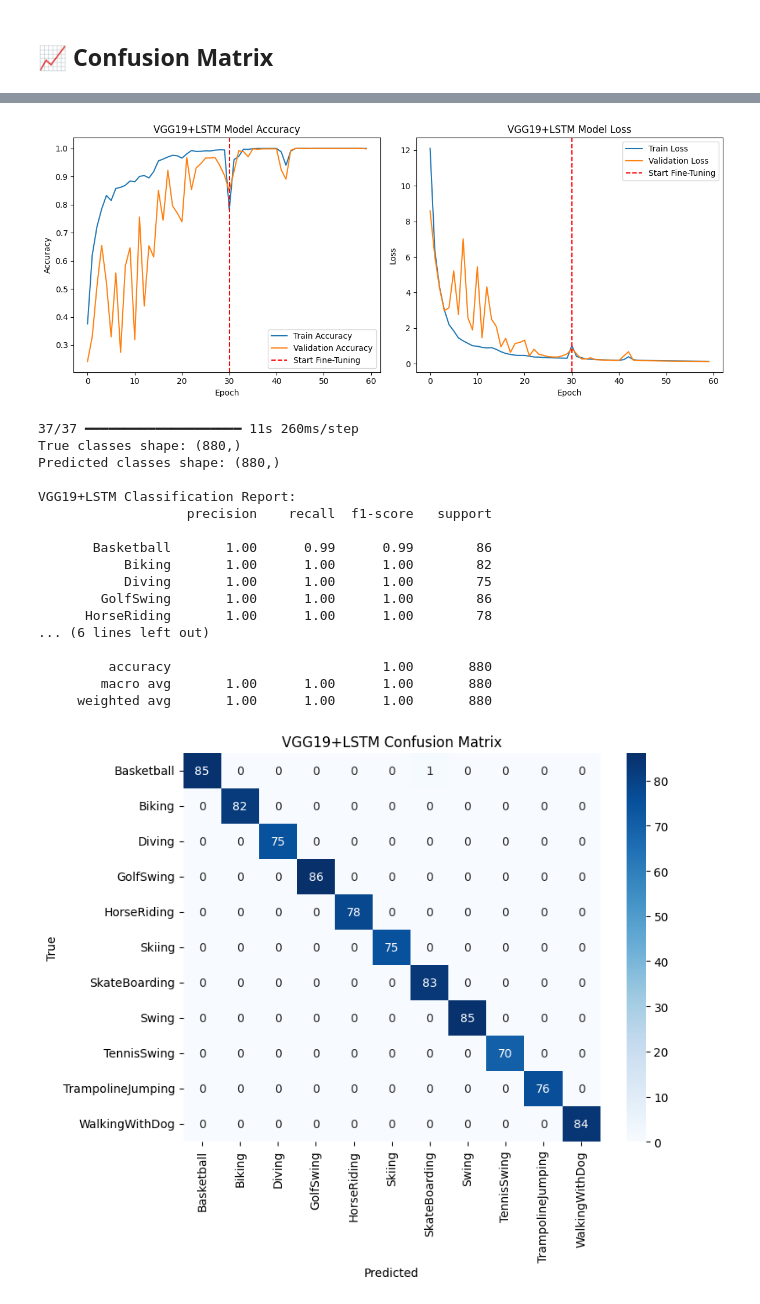
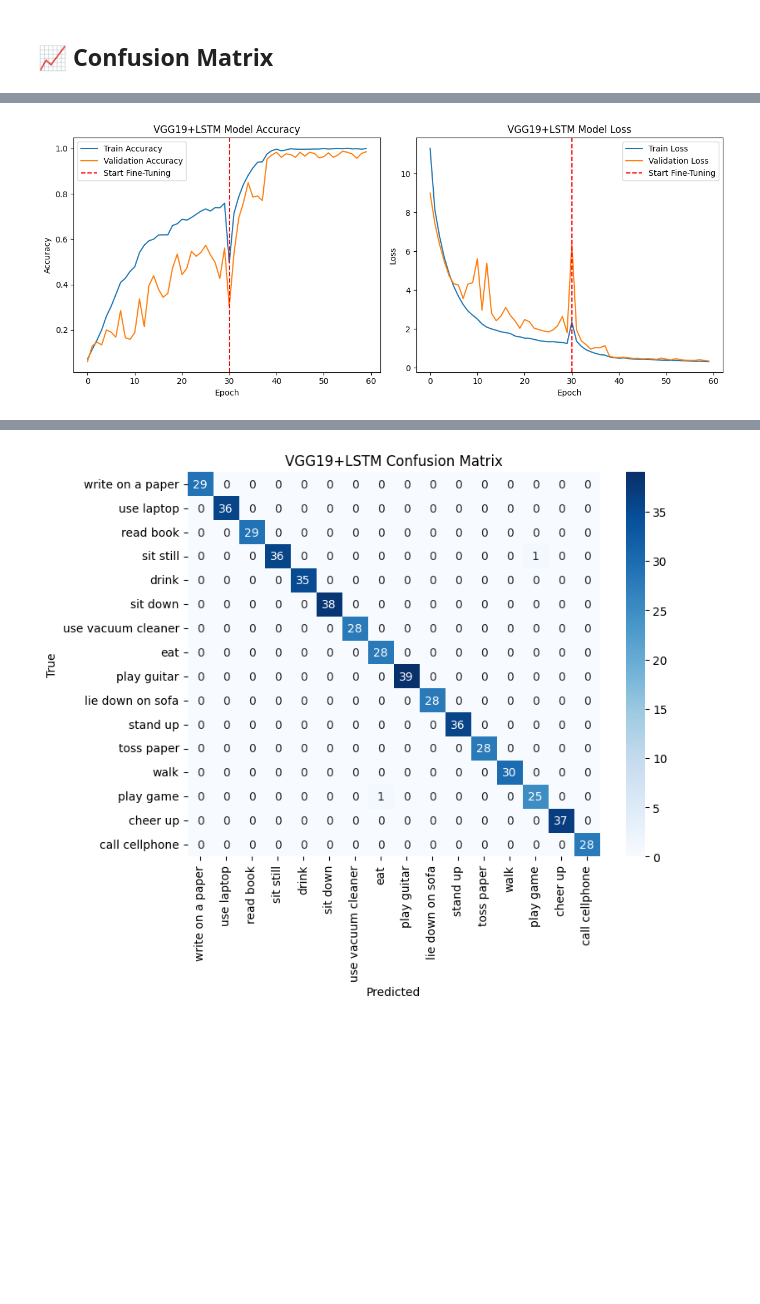
Before and after one commit to MdMofazzalHossain789/computer-vision-based-human-activity-recognition, a Jupyter notebook: final-vgg19-gru.ipynb, the cells around one changed output, grey strips where cells are left out. Cells and saved outputs as stored; diff of their text form; code cells hidden in the pictures; blank space fills up the shorter version.

Commit message:
Kaggle Notebook | Final - VGG19+GRU | MSR

```diff
--- a/final-vgg19-gru.ipynb
+++ b/final-vgg19-gru.ipynb
@@ -19,25 +19,12 @@ E0000 00:00:1752279195.027993      19 cuda_blas.cc:1418] Unable to register cuBL
 # set dataset directories
 
 
-DATASET_DIR = "/kaggle/input/ucf50/UCF50"
+DATASET_DIR = "/kaggle/input/msrdailyactivity3d-rgb-videos-only"
 DATASET_NAME = DATASET_DIR.split("/")[-1].replace("-", " ").title()
 
 print(DATASET_NAME)
 
-ALL_CLASS_NAMES = [
-    "Basketball",
-    "Biking",
-    "Diving",
-    "GolfSwing",
-    "HorseRiding",
-    "Skiing",
-    # "Running", # not found in UCF50, so took an outdoor class
-    "SkateBoarding",
-    "Swing",
-    "TennisSwing",
-    "TrampolineJumping",
-    "WalkingWithDog"
-]
+ALL_CLASS_NAMES = os.listdir(DATASET_DIR)
 
 # Global constant variables ->
 NO_OF_CLASSES = len(ALL_CLASS_NAMES)
@@ -1117,7 +1109,6 @@ def create_vgg19_lstm_model(sequence_length, image_height, image_width, classes_
             # TimeDistributed GlobalAveragePooling2D
             TimeDistributed(GlobalAveragePooling2D(), name="time_distributed_pooling"),
             # LSTM layer with 512 units
-            LSTM(512, activation="tanh", return_sequences=True, kernel_regularizer=l2(0.01), name="bilstm_vgg19"),
             GRU(256, activation="tanh", return_sequences=False, kernel_regularizer=l2(0.01), name="gru_256"),
             BatchNormalization(name="batch_normalization_vgg19"),
             # Dropout after LSTM
@@ -1397,0 +1406 @@ I0000 00:00:1752279389.627048      61 cuda_dnn.cc:529] Loaded cuDNN version 9030
+[figure, new version]
@@ -1415,22 +1424,4 @@ VGG19+LSTM Test Accuracy: 99.89%
-[figure, old version]
-37/37 ━━━━━━━━━━━━━━━━━━━━ 11s 260ms/step
-True classes shape: (880,)
-Predicted classes shape: (880,)
-
-VGG19+LSTM Classification Report:
-                   precision    recall  f1-score   support
-
-       Basketball       1.00      0.99      0.99        86
-           Biking       1.00      1.00      1.00        82
-           Diving       1.00      1.00      1.00        75
-        GolfSwing       1.00      1.00      1.00        86
-      HorseRiding       1.00      1.00      1.00        78
-... (6 lines left out)
-
-         accuracy                           1.00       880
-        macro avg       1.00      1.00      1.00       880
-     weighted avg       1.00      1.00      1.00       880
-[figure, old version]
+[figure, new version]
 # %%
 # previous code
 model_evaluation_history = vgg19_lstm_model.evaluate(features_test, labels_test)
```
Also changed, not shown: parts of 29 cells of this notebook.
